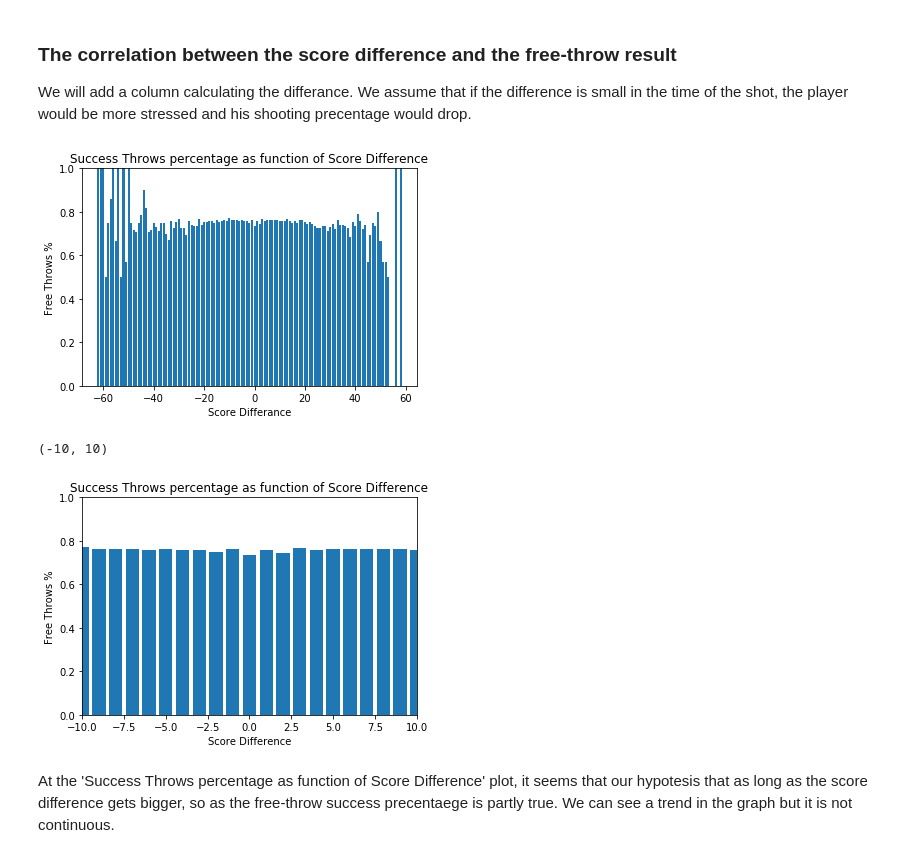
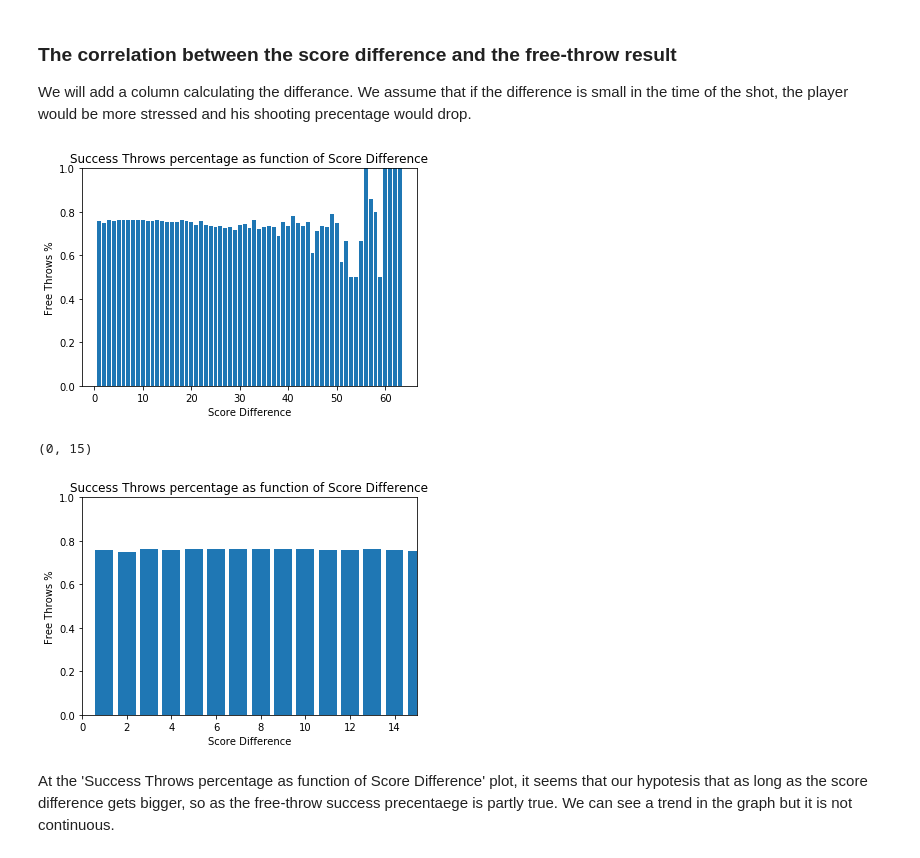
Before and after one commit to guyazov/DS_Workshop, a Jupyter notebook: Project.ipynb, the cells around one changed output. Drawn from its saved outputs; the diff is of its cells as text; code cells hidden in the pictures.

```diff
--- a/Project.ipynb
+++ b/Project.ipynb
@@ -182,7 +182,7 @@ database['abs_time'] = 60*(database.abs_min-1) + 60 - database['sec']
 
 # adding a scoreDif column that represents the difference in the groups scores in the time of the throw:
 database['scores'] = database.score.replace(' - ', '-').apply(lambda x: x.split('-'))
-database['scoreDif'] = database.scores.apply(lambda x: int(x[1])-int(x[0]))
+database['scoreDif'] = database.scores.apply(lambda x: abs(int(x[1])-int(x[0])))
 
 database.dtypes
 # %% [output]
@@ -369,21 +369,21 @@ for dif in difs:
 # %%
 # Success throws precentage over time
 plt.bar(list(difs),success_precentage_by_scoreDif)
 plt.title('Success Throws percentage as function of Score Difference')
 plt.ylim([0,1])
-plt.xlabel('Score Differance')
+plt.xlabel('Score Difference')
 plt.ylabel('Free Throws %')
 plt.show()
 plt.bar(list(difs),success_precentage_by_scoreDif)
 plt.title('Success Throws percentage as function of Score Difference')
 plt.ylim([0,1])
 plt.xlabel('Score Difference')
 plt.ylabel('Free Throws %')
-plt.xlim(-10,10)
+plt.xlim(0,15)
 # %% [output]
-[figure, old version]
+[figure, new version]
-(-10, 10)
+(0, 15)
-[figure, old version]
+[figure, new version]
 # %% [markdown]
 At the 'Success Throws percentage as function of Score Difference' plot, it seems that our hypotesis that as long as the score difference gets bigger, so as the free-throw success precentaege is partly true.
 We can see a trend in the graph but it is not continuous.
```
Also changed, not shown: parts of 18 cells of this notebook.
